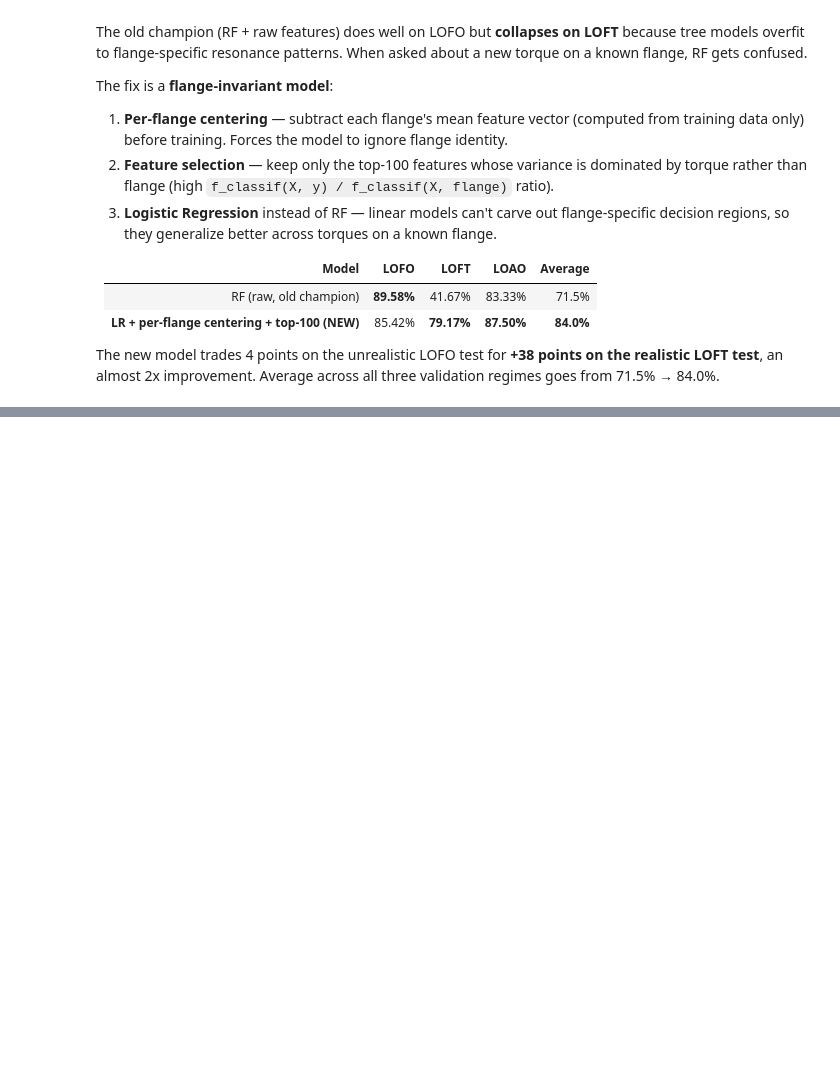
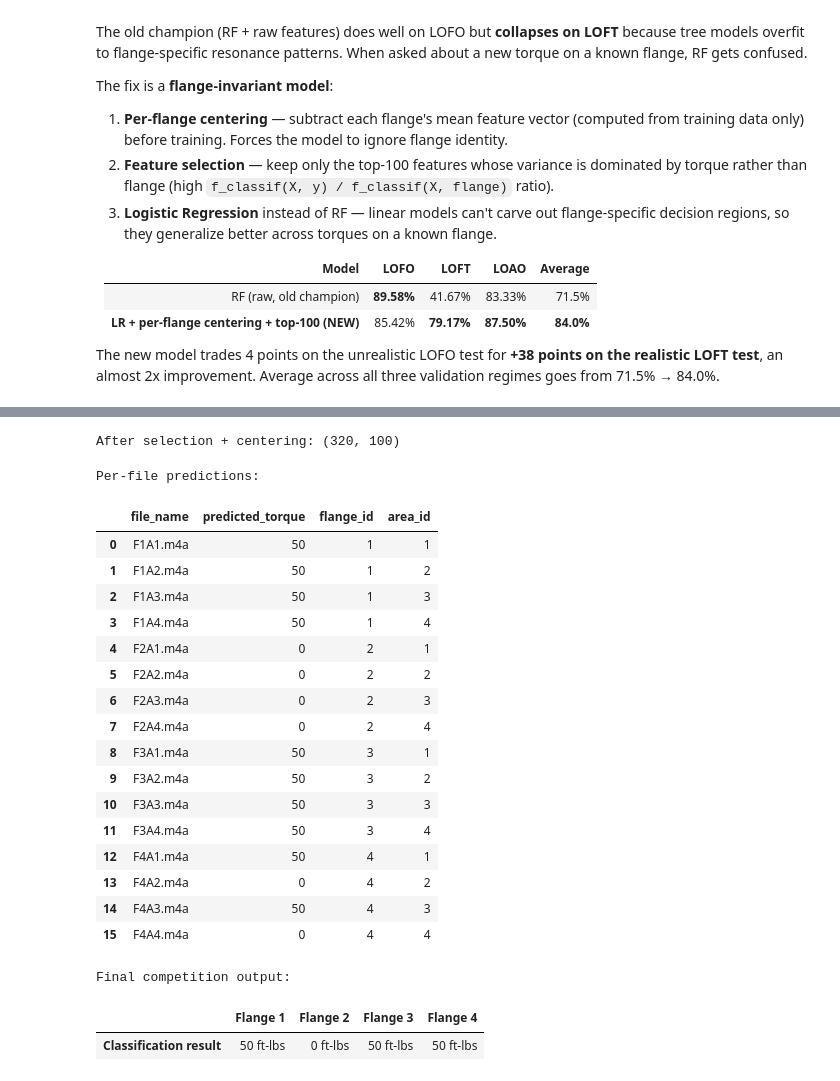
Before and after one commit to MedAmineAlouani/FinalProjectML, a Jupyter notebook: Final_Project_ML_Second_Attempt.ipynb, the cells around one changed output, grey strips where cells are left out. Drawn from its saved outputs; the diff is of its cells as text; code cells hidden in the pictures; blank space fills up the shorter version.

```diff
--- a/Final_Project_ML_Second_Attempt.ipynb
+++ b/Final_Project_ML_Second_Attempt.ipynb
@@ -2596,0 +2150,77 @@ display(competition_table)
+# %%
+# ============================================================
+# Apply the SAME feature selection + per-flange centering used in training
+# ============================================================
+# 1. Take the same top-100 torque-discriminative feature columns
+X_unlabeled_selected = X_unlabeled[:, keep_idx_final]
+
+# 2. Subtract per-flange means (using the means we learned from training)
+X_unlabeled_centered = apply_per_flange_centering(
+    X_unlabeled_selected, flange_unlabeled, flange_means_final)
+
+print(f"After selection + centering: {X_unlabeled_centered.shape}")
+# %% [output]
+After selection + centering: (320, 100)
+# %%
+# ============================================================
+# Predict torque per file using soft voting across hits
+# ============================================================
+classes_ref = np.array([0, 25, 50])
+proba = champion_model.predict_proba(X_unlabeled_centered)
+idx = [list(champion_model.classes_).index(c) for c in classes_ref]
+proba = proba[:, idx]
+
+per_hit = pd.DataFrame(proba, columns=classes_ref)
+per_hit["file_name"] = files_unlabeled
+per_hit["flange_id"] = flange_unlabeled
+
+# File-level: average probabilities per file, then argmax
+file_proba = per_hit.groupby("file_name")[list(classes_ref)].mean()
+file_pred = pd.DataFrame({
+    "file_name": file_proba.index,
+    "predicted_torque": classes_ref[file_proba.values.argmax(axis=1)],
+})
+file_pred = file_pred.merge(unlabeled_files_df[["file_name", "flange_id", "area_id"]],
+                             on="file_name").sort_values(["flange_id", "area_id"])
+print("Per-file predictions:")
+display(file_pred)
+# %% [output]
+Per-file predictions:
+|  | file_name | predicted_torque | flange_id | area_id |
+| 0 | F1A1.m4a | 50 | 1 | 1 |
+| 1 | F1A2.m4a | 50 | 1 | 2 |
+| 2 | F1A3.m4a | 50 | 1 | 3 |
+| 3 | F1A4.m4a | 50 | 1 | 4 |
+| 4 | F2A1.m4a | 0 | 2 | 1 |
+| 5 | F2A2.m4a | 0 | 2 | 2 |
+| 6 | F2A3.m4a | 0 | 2 | 3 |
+| 7 | F2A4.m4a | 0 | 2 | 4 |
+| 8 | F3A1.m4a | 50 | 3 | 1 |
+| 9 | F3A2.m4a | 50 | 3 | 2 |
+| 10 | F3A3.m4a | 50 | 3 | 3 |
+| 11 | F3A4.m4a | 50 | 3 | 4 |
+| 12 | F4A1.m4a | 50 | 4 | 1 |
+| 13 | F4A2.m4a | 0 | 4 | 2 |
+| 14 | F4A3.m4a | 50 | 4 | 3 |
+| 15 | F4A4.m4a | 0 | 4 | 4 |
+# %%
+# ============================================================
+# Aggregate per flange (the format required for submission)
+# ============================================================
+flange_proba = per_hit.groupby("flange_id")[list(classes_ref)].mean()
+flange_pred = pd.DataFrame({
+    "flange_id": flange_proba.index,
+    "predicted_torque": classes_ref[flange_proba.values.argmax(axis=1)],
+})
+
+competition_table = pd.DataFrame({
+    f"Flange {f}": [f"{int(flange_pred.loc[flange_pred['flange_id']==f, 'predicted_torque'].values[0])} ft-lbs"]
+    for f in [1, 2, 3, 4]
+}, index=["Classification result"])
+
+print("Final competition output:")
+display(competition_table)
+# %% [output]
+Final competition output:
+|  | Flange 1 | Flange 2 | Flange 3 | Flange 4 |
+| Classification result | 50 ft-lbs | 0 ft-lbs | 50 ft-lbs | 50 ft-lbs |
```
Also changed, not shown: parts of 51 cells of this notebook, 1 other file.
